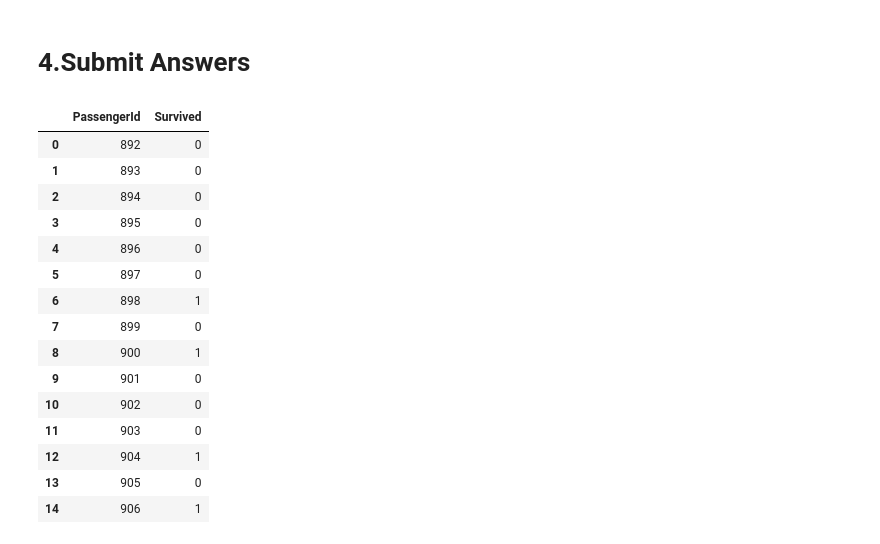
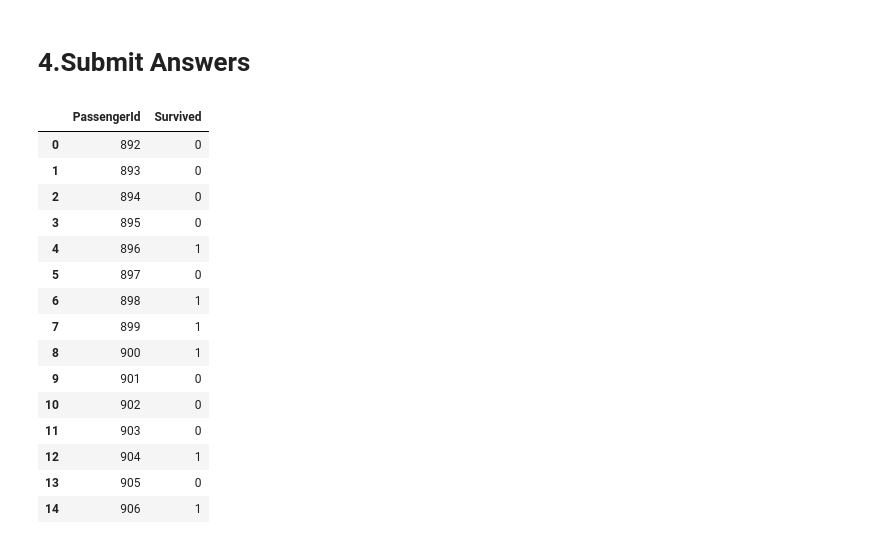
Before and after one commit to Sadeqsoli/ClassicTitanic, a Jupyter notebook: classic-titanic.ipynb, the cells around one changed output. Saved outputs shown, nothing was run; the diff lists cells and outputs as text; code cells hidden in the pictures.

Commit message:
Kaggle Notebook | Classic_Titanic | Version 7

```diff
--- a/classic-titanic.ipynb
+++ b/classic-titanic.ipynb
@@ -396,19 +423,19 @@ sns.heatmap(numeric_columns.corr(),linewidths=0.1,vmax=1.0,
 # %% [markdown]
 # 3.3.XGBosst Classifier [Predicted(%00)]
 # %%
-gbm = xgb.XGBClassifier(
-    #learning_rate = 0.02,
- n_estimators= 2000,
- max_depth= 4,
- min_child_weight= 2,
- #gamma=1,
- gamma=0.9,
- subsample=0.8,
- colsample_bytree=0.8,
- objective= 'binary:logistic',
- nthread= -1,
- scale_pos_weight=1).fit(train, survived_train)
+# gbm = xgb.XGBClassifier(
+#     #learning_rate = 0.02,
+#  n_estimators= 2000,
+#  max_depth= 4,
+#  min_child_weight= 2,
+#  #gamma=1,
+#  gamma=0.9,
+#  subsample=0.8,
+#  colsample_bytree=0.8,
+#  objective= 'binary:logistic',
+#  nthread= -1,
+#  scale_pos_weight=1).fit(train, survived_train)
 
-#Try to get the pridiction from the train data
-predictions = gbm.predict(test)
-predictions
+# #Try to get the pridiction from the train data
+# predictions = gbm.predict(test)
+# predictions
@@ -437,19 +444,19 @@ array([0, 0, 0, 0, 0, 0, 1, 0, 1, 0, 0, 0, 1, 0, 1, 1, 0, 0, 0, 0, 0, 1,
 # %%
 df_predictions = pd.DataFrame()
 df_predictions['PassengerId'] = pd.Series(testPassengerIds.T.values)
 df_predictions['Survived'] = pd.Series(predictions)
-df_predictions.to_csv("3rd_ClassicTitanic_Attempt.csv", sep=',', index=False)
+df_predictions.to_csv("4th_ClassicTitanic_Attempt.csv", sep=',', index=False)
 df_predictions.head(15)
 # %% [output]
 |  | PassengerId | Survived |
 | 0 | 892 | 0 |
 | 1 | 893 | 0 |
 | 2 | 894 | 0 |
 | 3 | 895 | 0 |
-| 4 | 896 | 0 |
+| 4 | 896 | 1 |
 | 5 | 897 | 0 |
 | 6 | 898 | 1 |
-| 7 | 899 | 0 |
+| 7 | 899 | 1 |
 | 8 | 900 | 1 |
 | 9 | 901 | 0 |
 | 10 | 902 | 0 |
```
Also changed, not shown: parts of 4 cells of this notebook.
